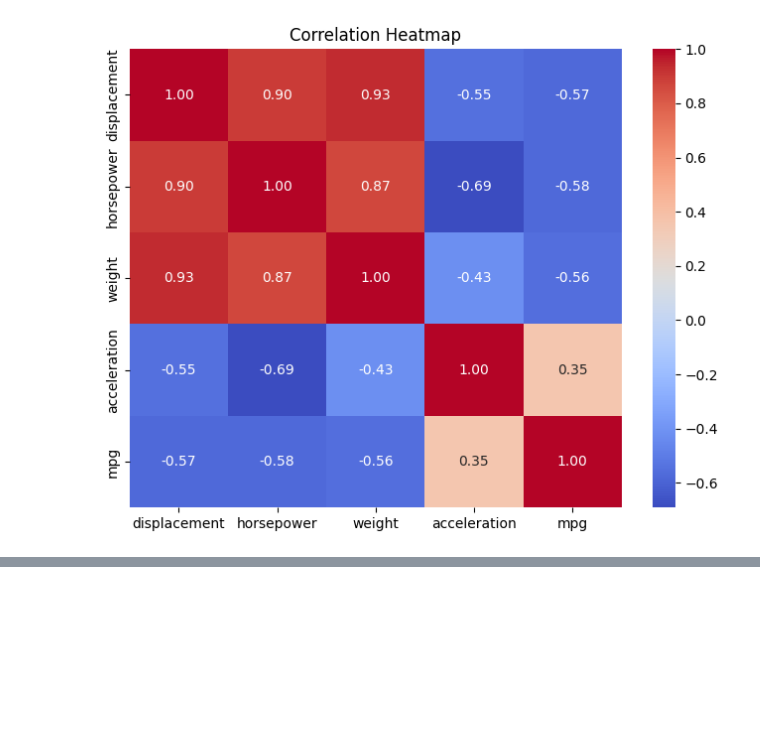
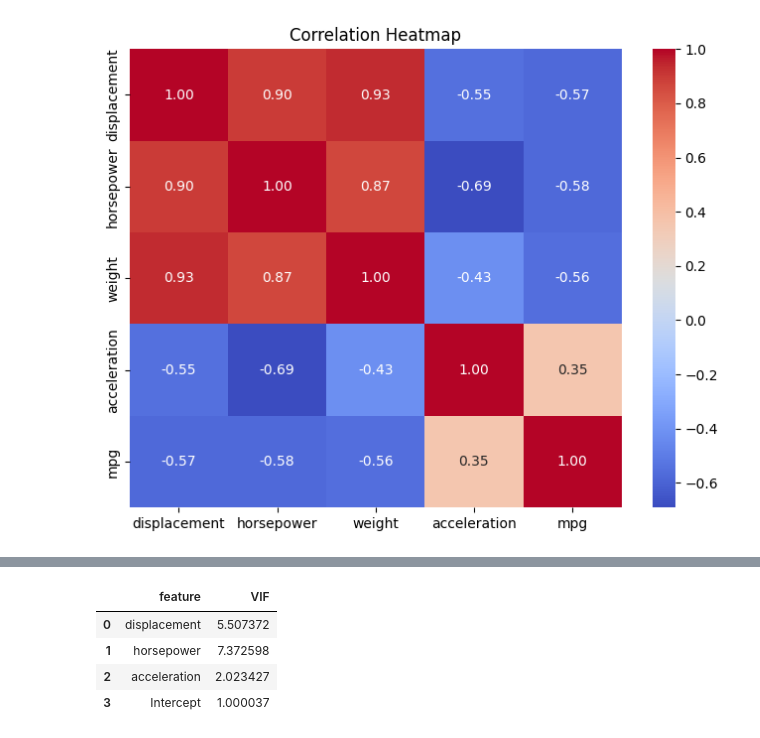
Before and after one commit to Nikhilesh-B/saturate_the_hypersphere, a Jupyter notebook: OLS.ipynb, the cells around one changed output, grey strips where cells are left out. Saved outputs shown, nothing was run; the diff lists cells and outputs as text; code cells hidden in the pictures; blank space fills up the shorter version.

```diff
--- a/OLS.ipynb
+++ b/OLS.ipynb
@@ -215,0 +245,20 @@ plt.show()
+# %%
+#now what if we drop dispalcement, weight do we look better?
+#Let's do VIF
+from statsmodels.stats.outliers_influence import variance_inflation_factor
+
+raw_features = consolidated_data[continuous_columns]
+raw_features = raw_features.drop(columns=["weight"])
+raw_features['Intercept'] = 1
+
+vif_data = pd.DataFrame()
+vif_data['feature'] = raw_features.columns
+vif_data['VIF'] = [variance_inflation_factor(raw_features.values, i) for i in range(raw_features.shape[1])]
+
+vif_data
+# %% [output]
+|  | feature | VIF |
+| 0 | displacement | 5.507372 |
+| 1 | horsepower | 7.372598 |
+| 2 | acceleration | 2.023427 |
+| 3 | Intercept | 1.000037 |
```
Also changed, not shown: parts of 13 cells of this notebook.
